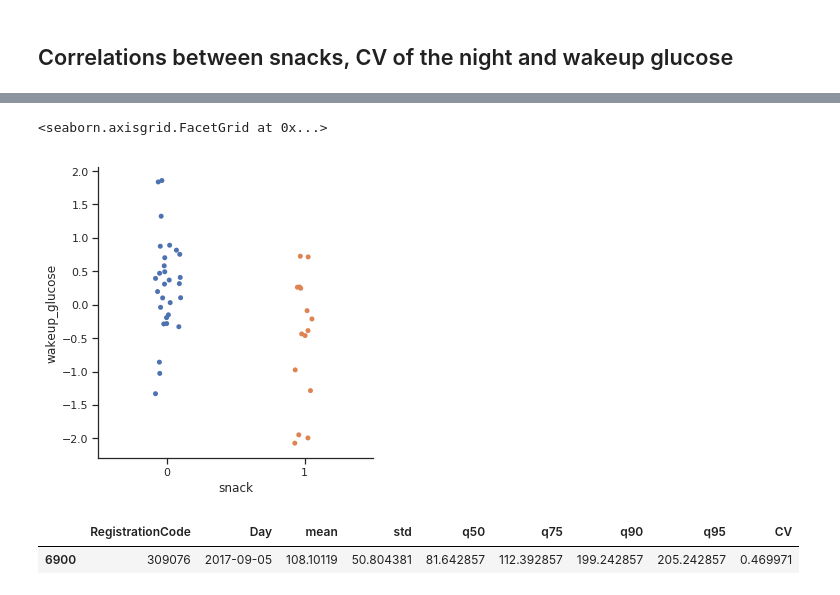
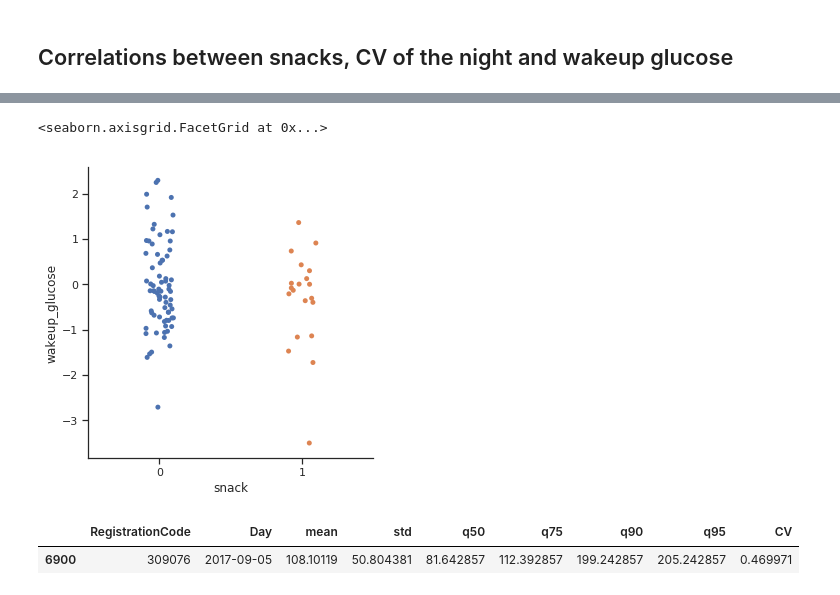
Before and after one commit to ElviraMingazova/MA_Thesis, a Jupyter notebook: Personalized correlations PNP3.ipynb, the cells around one changed output, grey strips where cells are left out. Cells and saved outputs as stored; diff of their text form; code cells hidden in the pictures.

```diff
--- a/Personalized correlations PNP3.ipynb
+++ b/Personalized correlations PNP3.ipynb
@@ -1314,0 +1203,5 @@ cv_wakeup_snacks.sample(5)
+# %%
+dayswithsnack = cv_wakeup_snacks.reset_index().groupby('RegistrationCode')['snack'].sum().rename('dayswithsnack')
+# %%
+count_df = pd.merge(days_count, dayswithsnack, on='RegistrationCode')
+count_df['%snackdays'] = count_df['dayswithsnack'] / count_df['totaldays']
@@ -1314,0 +1216,2 @@ cv_wakeup_snacks.sample(5)
+# %%
+rcstokeep = count_df[(count_df['totaldays'] >= 60) & (count_df['%snackdays'] >= 0.2)].index
@@ -1315,2 +1224,4 @@ cv_wakeup_snacks.sample(5)
+# %%
+cv_wakeup_snacks = cv_wakeup_snacks.loc[rcstokeep]
 # %% [markdown]
  ## Correlations between snacks, CV of the night and wakeup glucose
@@ -1336,8 +1291,8 @@ SpearmanrResult(correlation=-0.11908657726657475, pvalue=6.973265786093363e-68)
 # %%
-sns.catplot(x="snack", y="wakeup_glucose", data=cv_wakeup_snacks.loc['429763'])
+sns.catplot(x="snack", y="wakeup_glucose", data=cv_wakeup_snacks.loc['372475'])
 # %% [output]
 <seaborn.axisgrid.FacetGrid at 0x...>
-[figure, old version]
+[figure, new version]
 # %%
 night_cgm_stats = night_cgm_stats.reset_index()
 # %%
```
Also changed, not shown: parts of 54 cells of this notebook, 1 other file.
